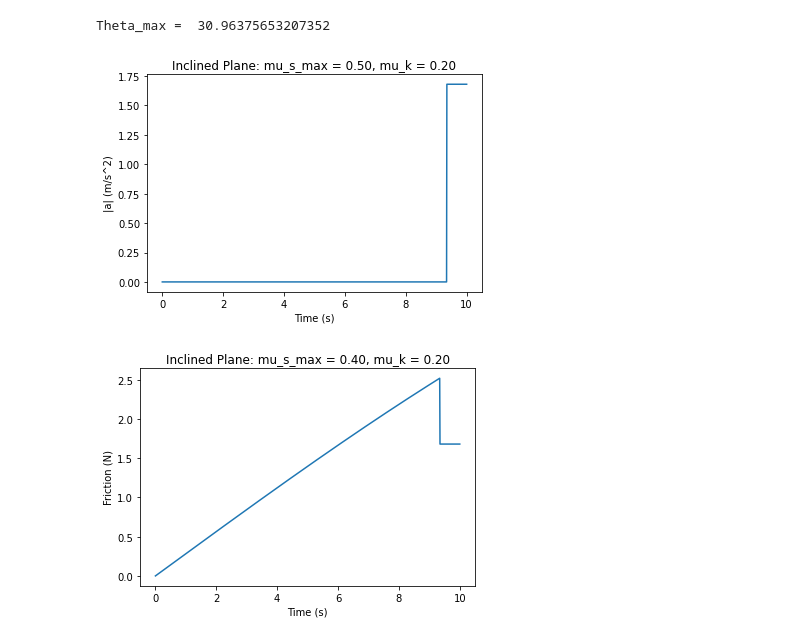
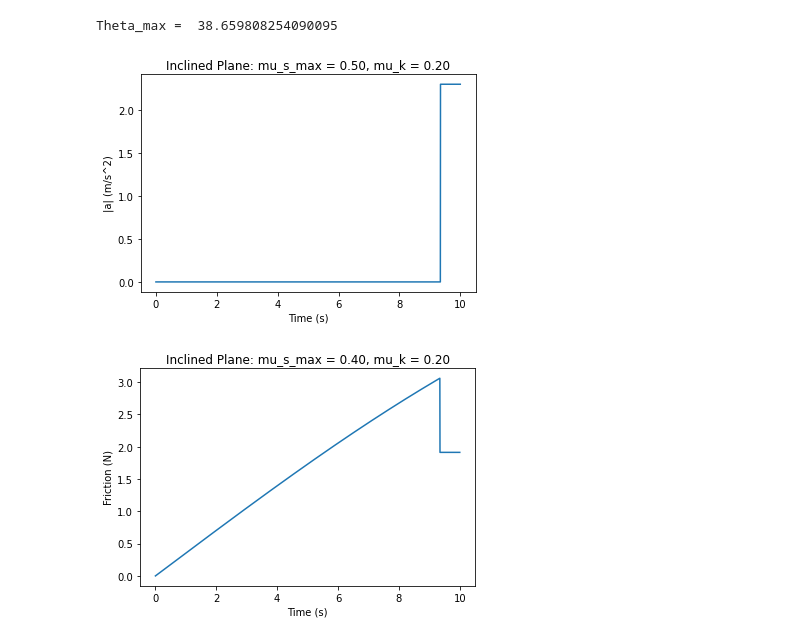
Before and after one commit to brash99/phys201, a Jupyter notebook: JupyterNotebooks/InclinedPlaneWithFrictionAnimation.ipynb, the cells around one changed output. Drawn from its saved outputs; the diff is of its cells as text; code cells hidden in the pictures.

```diff
--- a/JupyterNotebooks/InclinedPlaneWithFrictionAnimation.ipynb
+++ b/JupyterNotebooks/InclinedPlaneWithFrictionAnimation.ipynb
@@ -3,8 +3,9 @@
 import numpy as np
 import matplotlib.pyplot as plt
 # %%
-mu_s_max = 0.60
-mu_k = 0.40
+mu_s_max = 0.80
+mu_k = 0.50
+epsilon = 1.0E-10
 
 theta_max = 180.0/np.pi*np.arctan(mu_s_max) # maximum angle of incline in degrees (when slipping starts)
 print ("Theta_max = ",theta_max)
@@ -19,11 +20,12 @@ ys = 0.50
 xl = 0.20
 yl = 0.10
 
-r = xs/2.0
+r = np.sqrt((xs/2.0)**2+(yl/2.0)**2) # radius to th
 x0 = xs/2.0
 y0 = yl/2.0
+theta_0 = 180.0/np.pi*np.arctan(y0/x0)
 # %% [output]
-Theta_max =  30.96375653207352
+Theta_max =  38.659808254090095
 # %%
 def get_acceleration(theta,mu):
     a = -g*np.sin(theta*np.pi/180.0)+mu*g*np.cos(theta*np.pi/180.0)
@@ -34,7 +36,7 @@ def get_friction(theta,mu):
     f = mu*N
     return f
 # %%
-nsteps = 1001
+nsteps = 2001
 debug = False
 
 xpos = np.zeros(nsteps)
@@ -61,44 +63,45 @@ for i in range(1,nsteps):
     dt = t_max/(nsteps-1)
     t[i] = i*dt
     theta_step[i] = t[i]/t_max*1.07*theta_max
+    a_compare = get_acceleration(theta_step[i],mu_s_max)
+
     if (theta_step[i]) > theta_max: theta_step[i] = theta_max
 
-    a_compare = get_acceleration(theta_step[i],mu_s_max)
     dtheta = theta_step[i]-theta_old
 
     if debug: print (i, theta_old, theta_step[i], a_compare, dtheta)
 
     theta_old = theta_step[i]
 
     if a_compare > 0:
         a[i] = 0.0
         mu_theta = np.tan(theta_step[i]*np.pi/180.0)
         f[i] = get_friction(theta_step[i],mu_theta)
-        xpos[i] = xpos_old - r*dtheta*np.pi/180.0*np.sin(np.pi/180.0*theta_step[i])
-        ypos[i] = ypos_old + r*dtheta*np.pi/180.0*np.cos(np.pi/180.0*theta_step[i])
+        xpos[i] = xpos_old - r*dtheta*np.pi/180.0*np.sin(np.pi/180.0*(theta_step[i]+theta_0))
+        ypos[i] = ypos_old + r*dtheta*np.pi/180.0*np.cos(np.pi/180.0*(theta_step[i]+theta_0))
         if debug: print ("static: ",i,xpos[i],xpos_old,ypos[i],ypos_old)
         xpos_old = xpos[i]
         ypos_old = ypos[i]
     else:
         a[i] = get_acceleration(theta_step[i],mu_k)
         f[i] = get_friction(theta_step[i],mu_k)
         v[i] = v_old + a[i]*dt
         dx = v_old*dt + 0.5*a[i]*dt**2
         v_old = v[i]
 
         xpos[i] = xpos_old + dx*np.cos(np.pi/180.0*theta_step[i])
         ypos[i] = ypos_old + dx*np.sin(np.pi/180.0*theta_step[i])
         if debug: print ("kinetic: ",i,xpos[i],xpos_old,ypos[i],ypos_old)
         xpos_old = xpos[i]
         ypos_old = ypos[i]
 
 plt.plot(t,abs(a))
 plt.xlabel('Time (s)')
 plt.ylabel('|a| (m/s^2)')
 plt.title('Inclined Plane: mu_s_max = 0.50, mu_k = 0.20')
 plt.show()
 # %% [output]
-[figure, old version]
+[figure, new version]
 # %%
 plt.plot(t,f)
 plt.xlabel('Time (s)')
@@ -106,4 +109,4 @@ plt.ylabel('Friction (N)')
 plt.title('Inclined Plane: mu_s_max = 0.40, mu_k = 0.20')
 plt.show()
 # %% [output]
-[figure, old version]
+[figure, new version]
```
Also changed, not shown: parts of 3 cells of this notebook.
